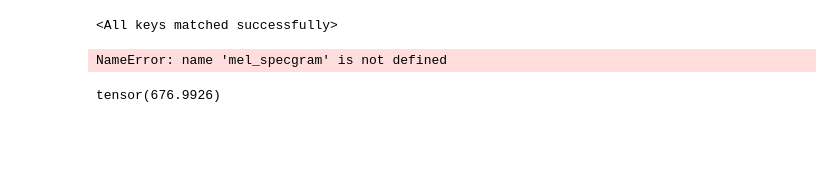
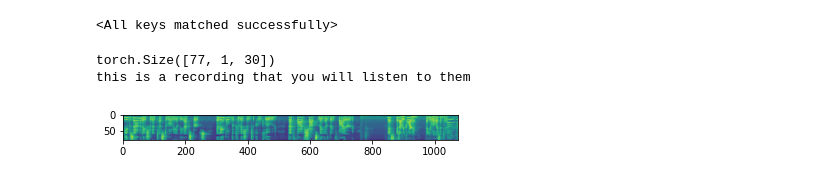
Before and after one commit to geohot/tinyvoice, a Jupyter notebook: listen.ipynb, the cells around one changed output. Saved outputs shown, nothing was run; the diff lists cells and outputs as text; code cells hidden in the pictures; blank space fills up the shorter version.

Commit message:
listen works

```diff
--- a/listen.ipynb
+++ b/listen.ipynb
@@ -66,24 +68,23 @@ plot(waveform)
 from rec import Rec
 import torch
 model = Rec()
-model.load_state_dict(torch.load('demo/tinyvoice_1652496951_20.pt', map_location=torch.device('cpu')))
+vals = torch.load('demo/tinyvoice_1652627131_165_0.11.pt', map_location=torch.device('cpu'))
+model.load_state_dict({k[7:]:v for k,v in vals.items()})
 # %% [output]
 <All keys matched successfully>
 # %%
 from rec import load_example, CHARSET
 from preprocess import to_text
 model.eval()
 val = load_example('data/LJ037-0171.wav')
 fake_val = mel_specgram[0].T
 imshow(torch.concat([torch.log10(val).T, torch.log10(fake_val).T], axis=1))
-mguess = model(fake_val[:, None])
+mguess = model(fake_val[None], torch.tensor([fake_val.shape[0]]))[0]
 print(mguess.shape)
 #print(mguess[:, 0, :].argmax(dim=1))
 pp = to_text(mguess[:, 0, :].argmax(dim=1).cpu().numpy())
 print(pp)
 # %% [output]
-NameError: name 'mel_specgram' is not defined
+torch.Size([77, 1, 30])
+this is a recording that you will listen to them
+[figure, added]
-# %%
-fake_val.max()
-# %% [output]
-tensor(676.9926)
```
Also changed, not shown: parts of 4 cells of this notebook.
